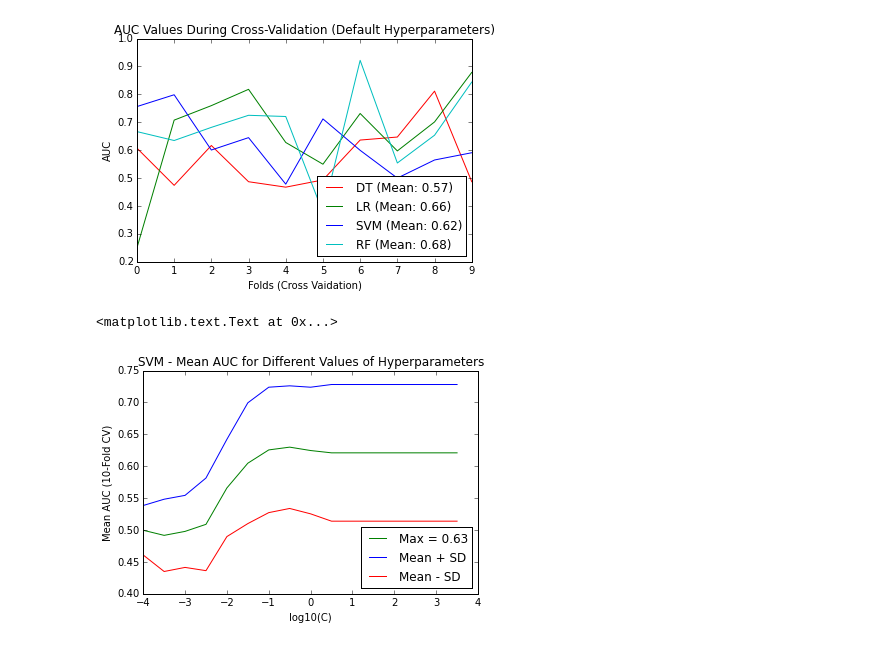
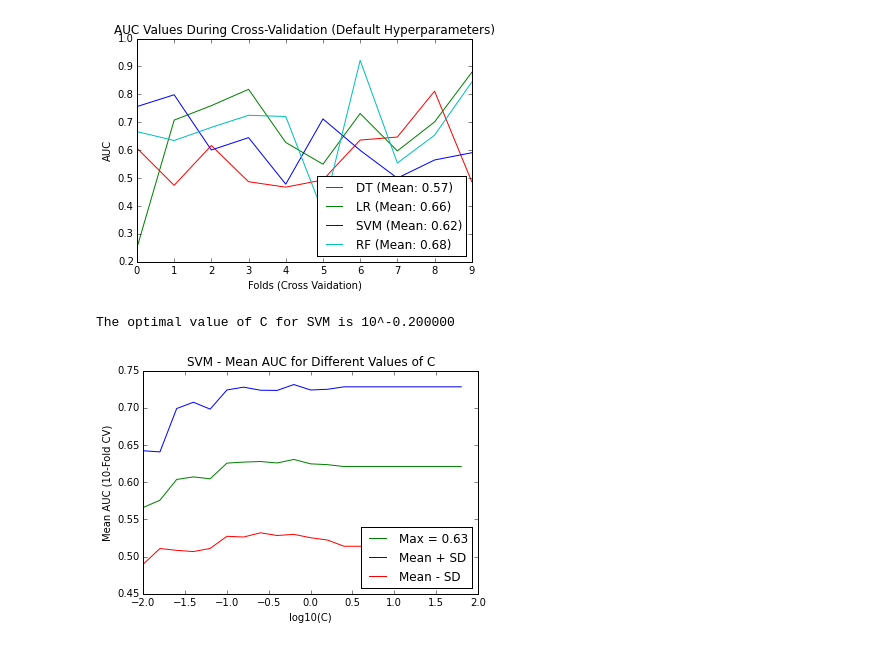
Before and after one commit to vdn207/Cancer-Data, a Jupyter notebook: Cancer/Intro_Project.ipynb, the cells around one changed output. Drawn from its saved outputs; the diff is of its cells as text; code cells hidden in the pictures.

```diff
--- a/Cancer/Intro_Project.ipynb
+++ b/Cancer/Intro_Project.ipynb
@@ -239,25 +239,28 @@ class DT_HyperParam:
 
     def get_max_features(self):
         return self.max_features
+# %%
+# Searching optimal hyperparameters for SVM
+powers_svm = np.arange(-2, 2, 0.2)
+cs_svm = [10**exp for exp in powers_svm]
+cv_auc_svm_mean = []
+cv_auc_svm_std = []
+
+for C_svm in cs_svm:
+    cv_auc_svm = svm_model_with_cv(cancer_training, survival_training, 10, C_svm)
+    cv_auc_svm_mean.append(cv_auc_svm[0])
+    cv_auc_svm_std.append(cv_auc_svm[1])
 # %%
-# Searching optimal hyperparameters for SVM
-powers = np.arange(-4, 4, 0.5)
-cs = [10**exp for exp in powers]
-cv_auc_svm_mean = []
-cv_auc_svm_std = []
-
-for C in cs:
-    cv_auc_svm = svm_model_with_cv(cancer_training, survival_training, 10, C)
-    cv_auc_svm_mean.append(cv_auc_svm[0])
-    cv_auc_svm_std.append(cv_auc_svm[1])
-
-plt.plot(np.log10(cs), cv_auc_svm_mean, 'g', label = "Max = %.2f" % (max(cv_auc_svm_mean)))
-plt.plot(np.log10(cs), [x + y for (x, y) in zip(cv_auc_svm_mean, cv_auc_svm_std)], 'b', label = 'Mean + SD')
-plt.plot(np.log10(cs), [x - y for (x, y) in zip(cv_auc_svm_mean, cv_auc_svm_std)], 'r', label = 'Mean - SD')
+plt.plot(np.log10(cs_svm), cv_auc_svm_mean, 'g', label = "Max = %.2f" % (max(cv_auc_svm_mean)))
+plt.plot(np.log10(cs_svm), [x + y for (x, y) in zip(cv_auc_svm_mean, cv_auc_svm_std)], 'b', label = 'Mean + SD')
+plt.plot(np.log10(cs_svm), [x - y for (x, y) in zip(cv_auc_svm_mean, cv_auc_svm_std)], 'r', label = 'Mean - SD')
 plt.xlabel("log10(C)")
 plt.ylabel("Mean AUC (10-Fold CV)")
 plt.legend(loc = 'lower right')
 plt.title("SVM - Mean AUC for Different Values of C")
+plt.savefig('svm_optimal_C.png')
+
+print "The optimal value of C for SVM is 10^%f" % powers_svm[cv_auc_svm_mean.index(max(cv_auc_svm_mean))]
 # %% [output]
-<matplotlib.text.Text at 0x...>
+The optimal value of C for SVM is 10^-0.200000
-[figure, old version]
+[figure, new version]
```
Also changed, not shown: parts of 4 cells of this notebook.
